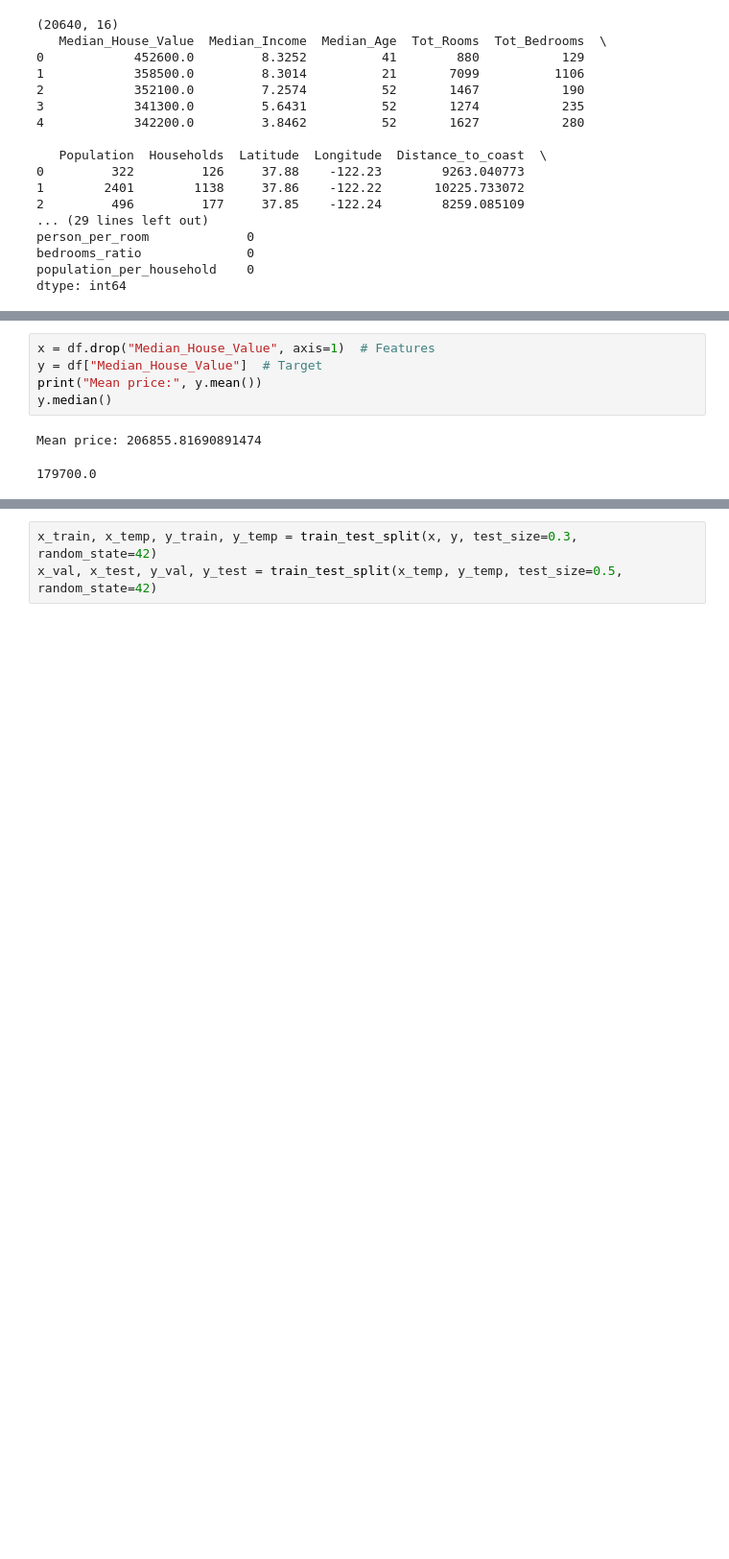
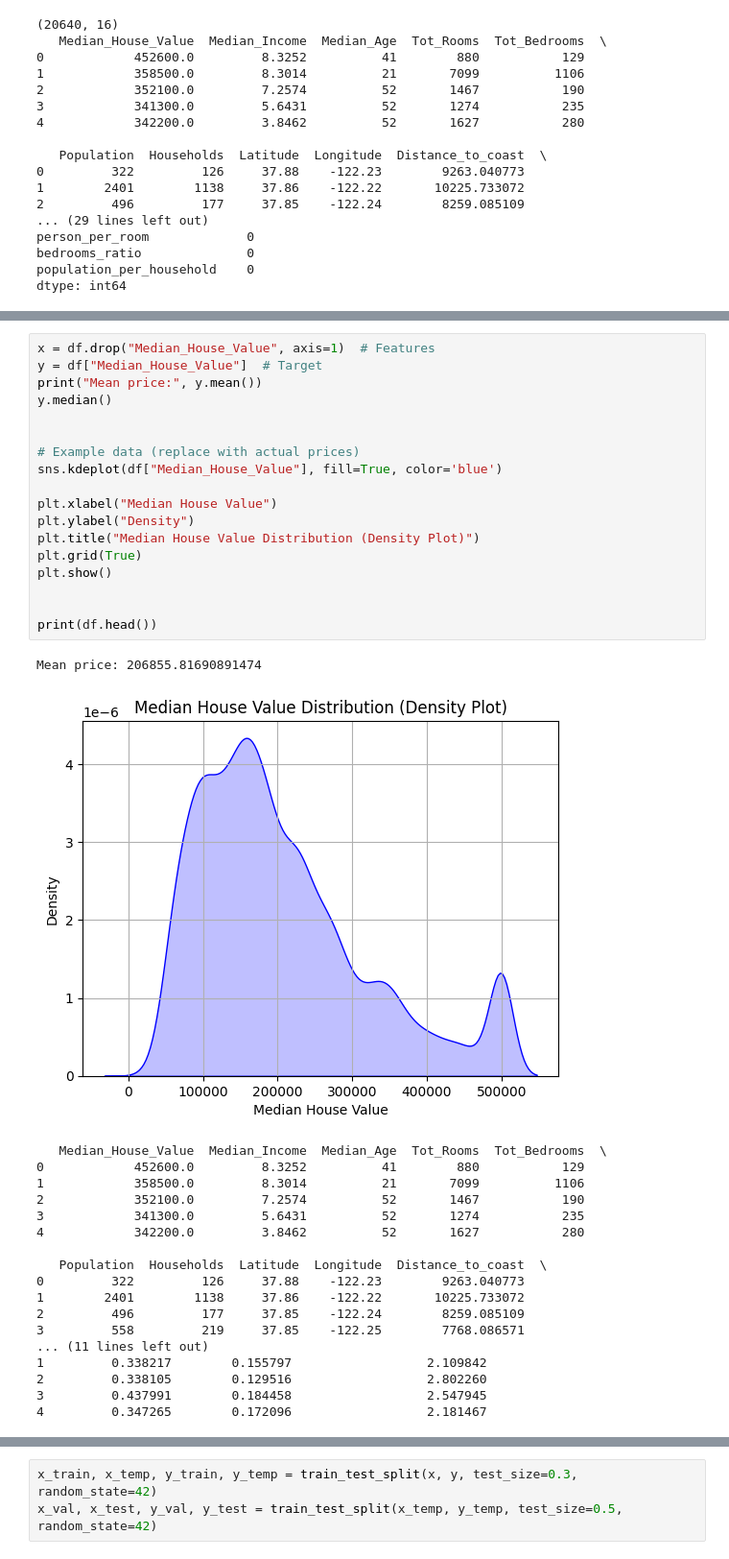
Before and after one commit to habibaelghazouly/ML-projects, a Jupyter notebook: Linear Regression/LinearRegression.ipynb, the cells around one changed output, grey strips where cells are left out. Shown at 96% size. Drawn from its saved outputs; the diff is of its cells as text; blank space fills up the shorter version.

Commit message:
Linear Regression - Added data plot

```diff
--- a/Linear Regression/LinearRegression.ipynb
+++ b/Linear Regression/LinearRegression.ipynb
@@ -88,9 +92,39 @@ Separate features (x) and target (y)
 # %%
 x = df.drop("Median_House_Value", axis=1)  # Features
 y = df["Median_House_Value"]  # Target
 print("Mean price:", y.mean())
 y.median()
+
+
+# Example data (replace with actual prices)
+sns.kdeplot(df["Median_House_Value"], fill=True, color='blue')
+
+plt.xlabel("Median House Value")
+plt.ylabel("Density")
+plt.title("Median House Value Distribution (Density Plot)")
+plt.grid(True)
+plt.show()
+
+
+print(df.head())
 # %% [output]
 Mean price: 206855.81690891474
+[figure, added]
-179700.0
+   Median_House_Value  Median_Income  Median_Age  Tot_Rooms  Tot_Bedrooms  \
+0            452600.0         8.3252          41        880           129
+1            358500.0         8.3014          21       7099          1106
+2            352100.0         7.2574          52       1467           190
+3            341300.0         5.6431          52       1274           235
+4            342200.0         3.8462          52       1627           280
+
+   Population  Households  Latitude  Longitude  Distance_to_coast  \
+0         322         126     37.88    -122.23        9263.040773
+1        2401        1138     37.86    -122.22       10225.733072
+2         496         177     37.85    -122.24        8259.085109
+3         558         219     37.85    -122.25        7768.086571
+... (11 lines left out)
+1         0.338217        0.155797                  2.109842
+2         0.338105        0.129516                  2.802260
+3         0.437991        0.184458                  2.547945
+4         0.347265        0.172096                  2.181467
 # %% [markdown]
```
Also changed, not shown: parts of 12 cells of this notebook.
